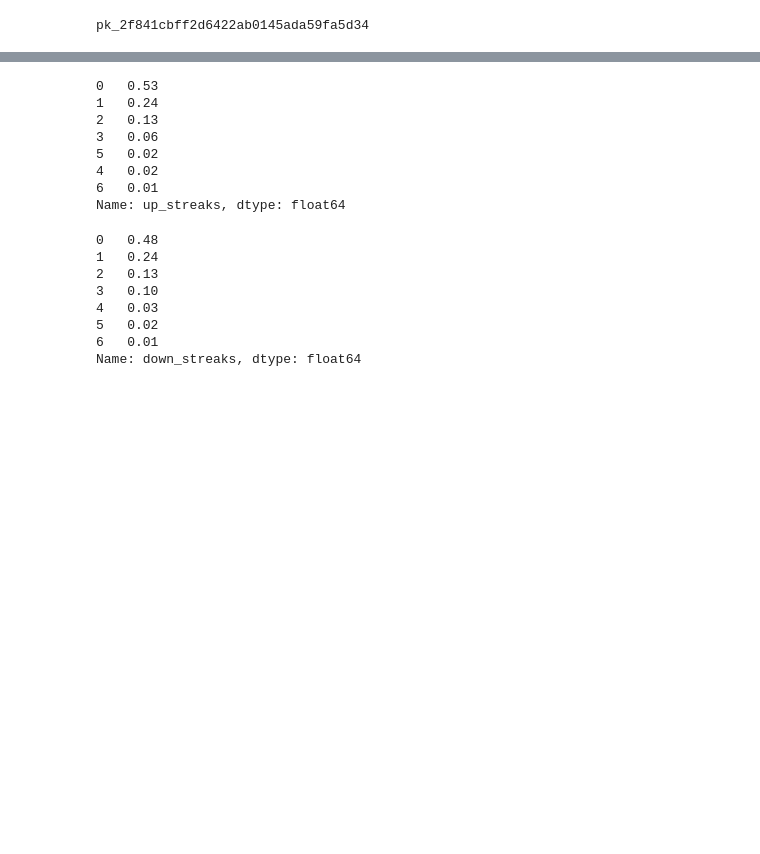
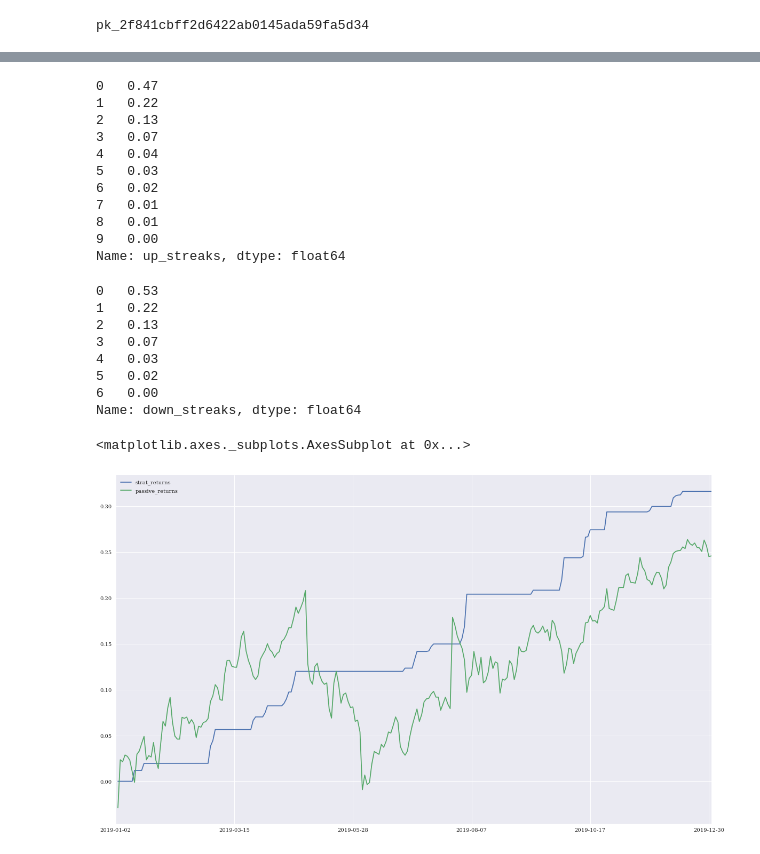
Before and after one commit to thomasmurphycodes/PythonForFinance, a Jupyter notebook: notebooks/Ups Downs.ipynb, the cells around one changed output, grey strips where cells are left out. Drawn from its saved outputs; the diff is of its cells as text; code cells hidden in the pictures; blank space fills up the shorter version.

Commit message:
Ups Model haz Returns

```diff
--- a/notebooks/Ups Downs.ipynb
+++ b/notebooks/Ups Downs.ipynb
@@ -11,9 +11,9 @@ from datetime import datetime
 from iexfinance.stocks import get_historical_data
 
 start = datetime(2019, 1, 1)
-end = datetime(2019, 6, 15)
+end = datetime(2019, 12, 31)
 pd.options.display.float_format = '{:,.2f}'.format
-df = pd.DataFrame(get_historical_data("TSLA", start, end, close_only=True)).transpose()
+df = pd.DataFrame(get_historical_data("GOOG", start, end, close_only=True)).transpose()
 # %%
 def pos_streaker(x):
     global count
@@ -49,5 +33,21 @@ df['date'] = df.index
+# %%
+def strat_builder(x):
+    if(x['up_streaks'] > 3):
+        return 1
+    elif x['down_streaks'] > 3:
+        return -1
+    else:
+        return 0
 # %%
+df['log_returns'] = np.log(df['close']/df['close'].shift(1))
+day_series = pd.date_range(start, end, freq='D').to_series()
+day_series_dow = day_series.dt.dayofweek
+df['ups'] = np.where(df['log_returns'] > 0, 1, 0)
+df['downs'] = np.where(df['log_returns'] <= 0, 1, 0)
+df['date'] = df.index
 count = 0
 df['up_streaks'] = df['log_returns'].apply(pos_streaker)
 df['down_streaks'] = df['log_returns'].apply(neg_streaker)
 df['dow'] = pd.to_datetime(df['date'], errors='coerce').dt.day_name()
+df['strat'] = df.apply(strat_builder, axis=1)
+df[:20]
@@ -75,25 +73,39 @@ df[:20]
 up_counts = df['up_streaks'].value_counts(normalize=True)
 up_counts
 # %% [output]
-0   0.53
-1   0.24
+0   0.47
+1   0.22
 2   0.13
-3   0.06
-5   0.02
-4   0.02
-6   0.01
+3   0.07
+4   0.04
+5   0.03
+6   0.02
+7   0.01
+8   0.01
+9   0.00
 Name: up_streaks, dtype: float64
 # %%
 down_counts = df['down_streaks'].value_counts(normalize=True)
 down_counts
 # %% [output]
-0   0.48
-1   0.24
+0   0.53
+1   0.22
 2   0.13
-3   0.10
+3   0.07
 4   0.03
 5   0.02
-6   0.01
+6   0.00
 Name: down_streaks, dtype: float64
+# %%
+# To do return strategy from that
+df['strat_returns'] = np.cumsum(df['strat'] * df['log_returns'])
+df['passive_returns'] = np.cumsum(df['log_returns'])
+# %%
+strat_plot = pd.DataFrame([df['strat_returns'], df['passive_returns']])
+strat_plot = strat_plot.transpose()
+strat_plot.plot(figsize=(20,12))
+# %% [output]
+<matplotlib.axes._subplots.AxesSubplot at 0x...>
+[figure, added]
 # %%
 # TO DO next- drop and group to just Fridays to Mondays
```
Also changed, not shown: parts of 4 cells of this notebook.
